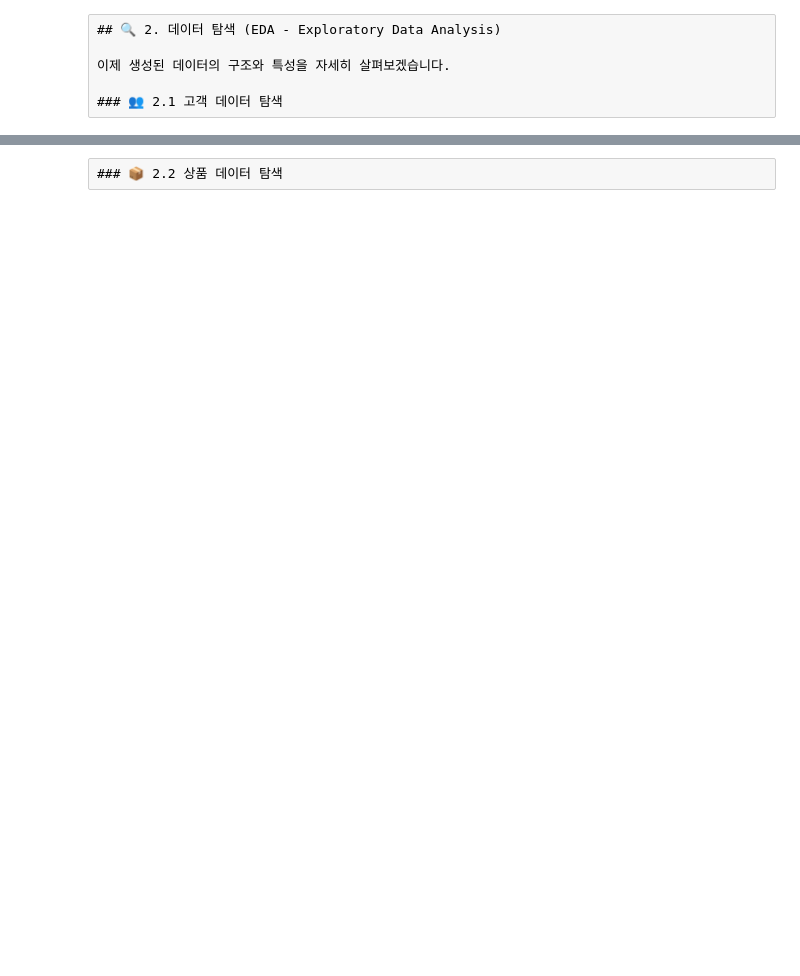
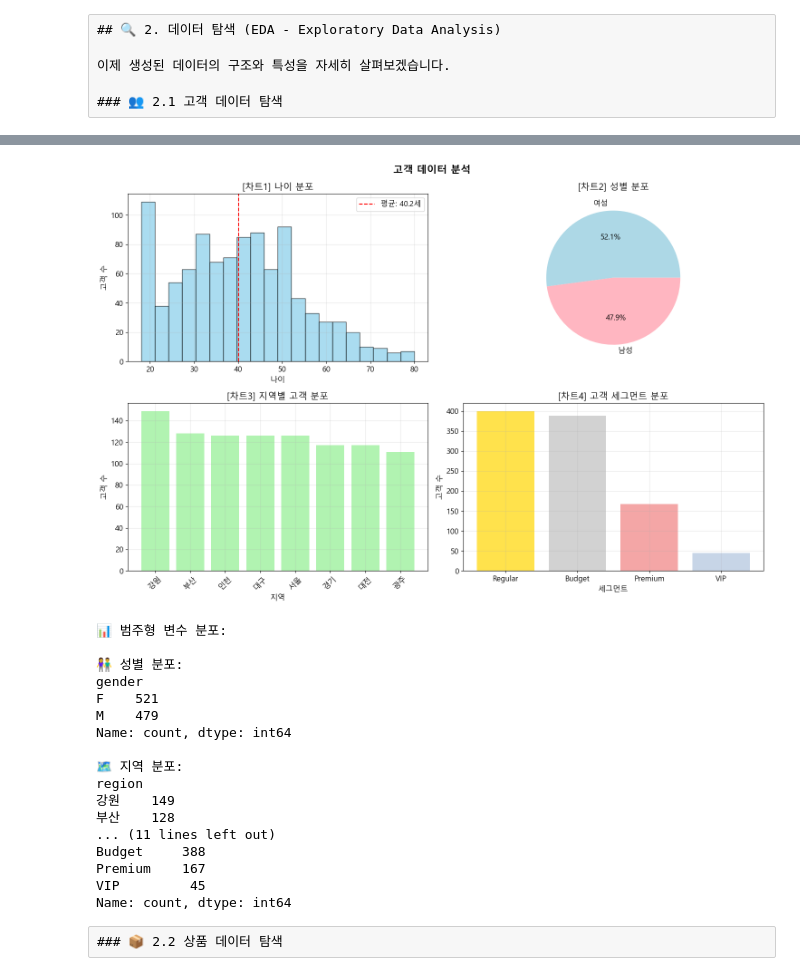
Before and after one commit to genishk/ecommerce-analytics, a Jupyter notebook: notebooks/01_data_generation_and_exploration.ipynb, the cells around one changed output, grey strips where cells are left out. Cells and saved outputs as stored; diff of their text form; code cells hidden in the pictures; blank space fills up the shorter version.

```diff
--- a/notebooks/01_data_generation_and_exploration.ipynb
+++ b/notebooks/01_data_generation_and_exploration.ipynb
@@ -177,51 +274,70 @@ print(customers_df.describe())
 # %%
-# 👥 고객 데이터 시각화
+# 고객 데이터 시각화
 fig, axes = plt.subplots(2, 2, figsize=(15, 10))
-fig.suptitle('👥 고객 데이터 분석', fontsize=16, fontweight='bold')
+fig.suptitle('고객 데이터 분석', fontsize=16, fontweight='bold')
 
-# 1️⃣ 나이 분포
+# 1. 나이 분포
 axes[0, 0].hist(customers_df['age'], bins=20, color='skyblue', alpha=0.7, edgecolor='black')
-axes[0, 0].set_title('📊 나이 분포')
+axes[0, 0].set_title('[차트1] 나이 분포')
 axes[0, 0].set_xlabel('나이')
 axes[0, 0].set_ylabel('고객 수')
 axes[0, 0].axvline(customers_df['age'].mean(), color='red', linestyle='--',
                    label=f'평균: {customers_df["age"].mean():.1f}세')
 axes[0, 0].legend()
 
-# 2️⃣ 성별 분포
+# 2. 성별 분포
 gender_counts = customers_df['gender'].value_counts()
 axes[0, 1].pie(gender_counts.values, labels=['남성' if x=='M' else '여성' for x in gender_counts.index],
                autopct='%1.1f%%', colors=['lightblue', 'lightpink'])
-axes[0, 1].set_title('👫 성별 분포')
+axes[0, 1].set_title('[차트2] 성별 분포')
 
-# 3️⃣ 지역 분포
+# 3. 지역 분포
 region_counts = customers_df['region'].value_counts()
 axes[1, 0].bar(region_counts.index, region_counts.values, color='lightgreen', alpha=0.7)
-axes[1, 0].set_title('🗺️ 지역별 고객 분포')
+axes[1, 0].set_title('[차트3] 지역별 고객 분포')
 axes[1, 0].set_xlabel('지역')
 axes[1, 0].set_ylabel('고객 수')
 axes[1, 0].tick_params(axis='x', rotation=45)
 
-# 4️⃣ 고객 세그먼트 분포
+# 4. 고객 세그먼트 분포
 segment_counts = customers_df['segment'].value_counts()
 colors = ['gold', 'silver', 'lightcoral', 'lightsteelblue']
 axes[1, 1].bar(segment_counts.index, segment_counts.values, color=colors, alpha=0.7)
-axes[1, 1].set_title('🎯 고객 세그먼트 분포')
+axes[1, 1].set_title('[차트4] 고객 세그먼트 분포')
 axes[1, 1].set_xlabel('세그먼트')
 axes[1, 1].set_ylabel('고객 수')
 
 # 💄 레이아웃 조정
 plt.tight_layout()
 plt.show()
 
 # 📊 범주형 변수 요약 통계
 print("\n📊 범주형 변수 분포:")
 print("\n👫 성별 분포:")
 print(customers_df['gender'].value_counts())
 print("\n🗺️ 지역 분포:")
 print(customers_df['region'].value_counts())
 print("\n🎯 세그먼트 분포:")
 print(customers_df['segment'].value_counts())
+# %% [output]
+[figure, added]
+📊 범주형 변수 분포:
+
+👫 성별 분포:
+gender
+F    521
+M    479
+Name: count, dtype: int64
+
+🗺️ 지역 분포:
+region
+강원    149
+부산    128
+... (11 lines left out)
+Budget     388
+Premium    167
+VIP         45
+Name: count, dtype: int64
 # %% [raw]
 ### 📦 2.2 상품 데이터 탐색
 # %%
```
Also changed, not shown: parts of 12 cells of this notebook, 4 other files.
